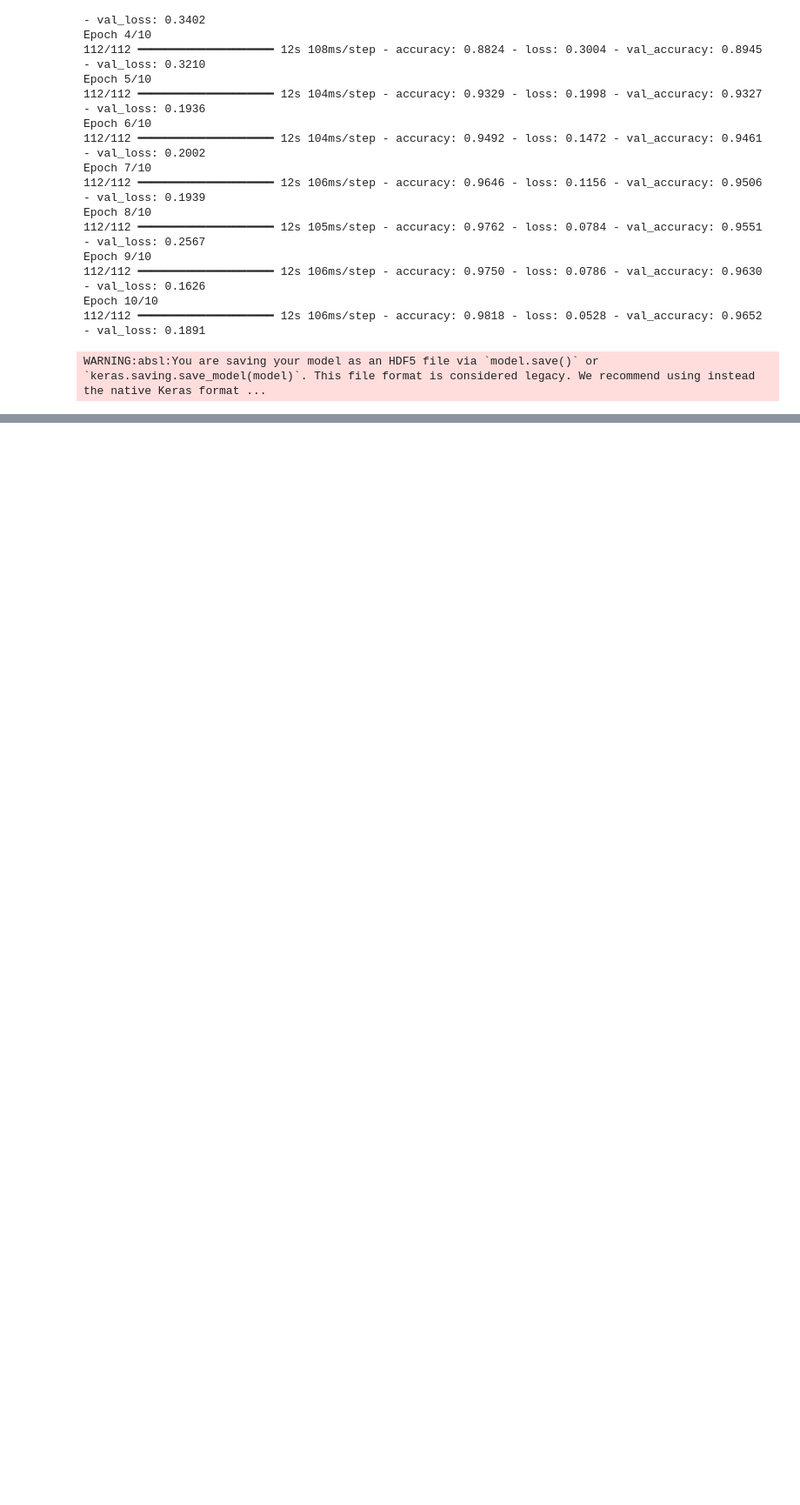
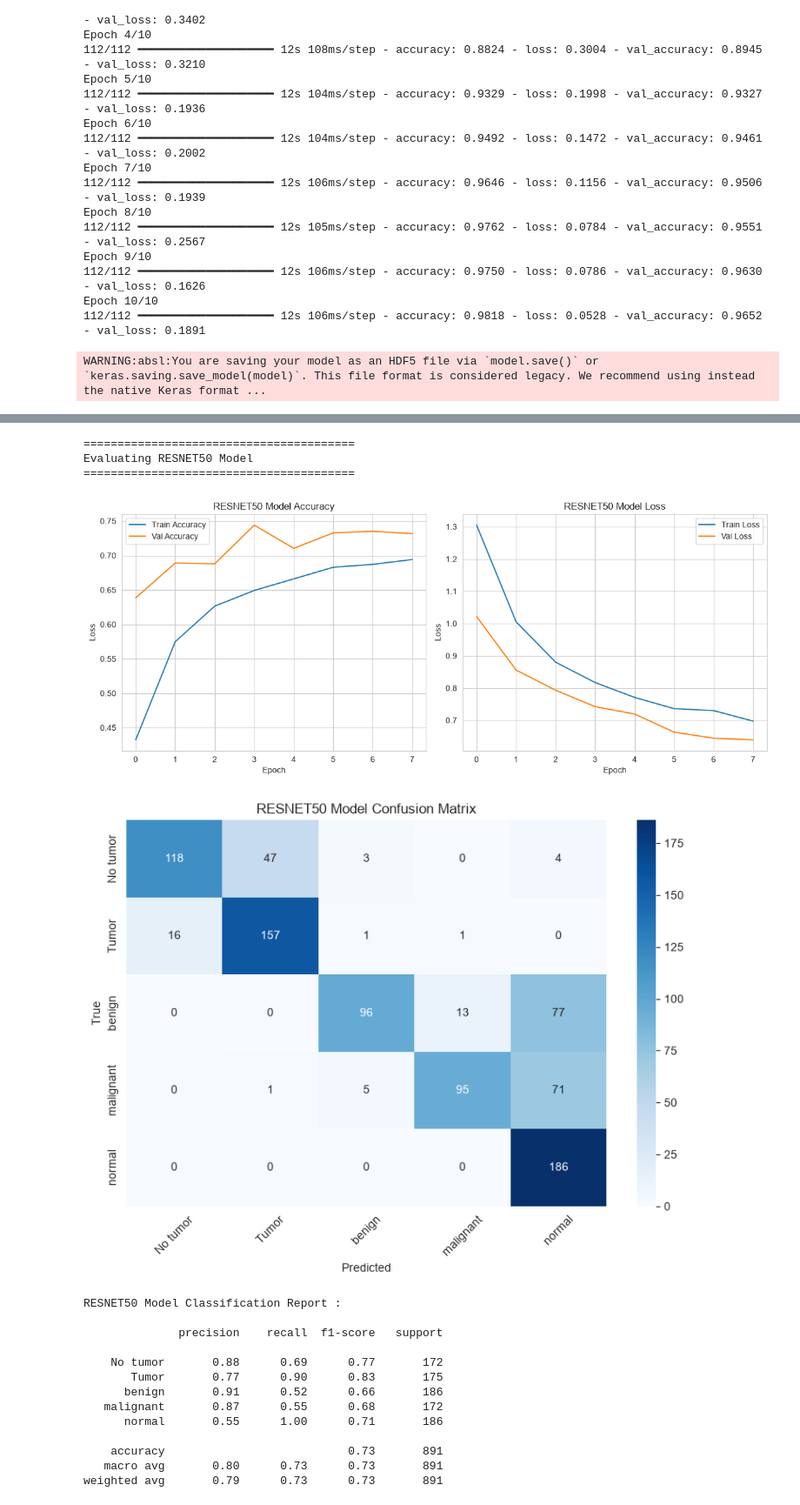
Before and after one commit to mdzaheerjk/END-2-END-Tumor-Detection-with-XAI-and-GCP, a Jupyter notebook: Notebook/MODEL.ipynb, the cells around one changed output, grey strips where cells are left out. Shown at 87% size. Cells and saved outputs as stored; diff of their text form; code cells hidden in the pictures; blank space fills up the shorter version.

```diff
--- a/Notebook/MODEL.ipynb
+++ b/Notebook/MODEL.ipynb
@@ -457,0 +559,10 @@ WARNING:absl:You are saving your model as an HDF5 file via `model.save()` or `ke
+# %%
+outputs=Dense(len(label_names),activation='softmax')(x)
+# %%
+resnet_model = Model(inputs=base_model.input,outputs=outputs)
+# %%
+resnet_model.compile(
+    optimizer='adam',
+    loss='categorical_crossentropy',
+    metrics=['accuracy']
+)
@@ -457,0 +593,5 @@ WARNING:absl:You are saving your model as an HDF5 file via `model.save()` or `ke
+# %%
+resnet_history=resnet_model.fit(x_train,y_train,
+                                epochs=8,
+                                batch_size=32,
+                                validation_data=(x_test,y_test))
@@ -457,0 +620,21 @@ WARNING:absl:You are saving your model as an HDF5 file via `model.save()` or `ke
+# %%
+evaluate_model(resnet_model,resnet_history,'RESNET50 Model')
+# %% [output]
+========================================
+Evaluating RESNET50 Model
+========================================
+[figure, added]
+[figure, added]
+RESNET50 Model Classification Report :
+
+              precision    recall  f1-score   support
+
+    No tumor       0.88      0.69      0.77       172
+       Tumor       0.77      0.90      0.83       175
+      benign       0.91      0.52      0.66       186
+   malignant       0.87      0.55      0.68       172
+      normal       0.55      1.00      0.71       186
+
+    accuracy                           0.73       891
+   macro avg       0.80      0.73      0.73       891
+weighted avg       0.79      0.73      0.73       891
```
Also changed, not shown: parts of 22 cells of this notebook, 4 other files.
